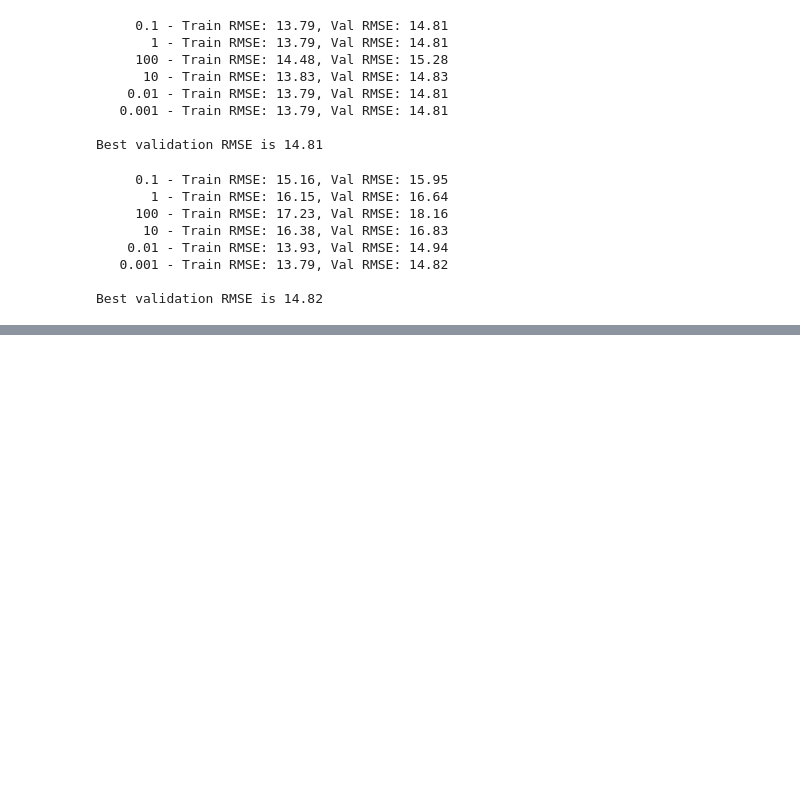
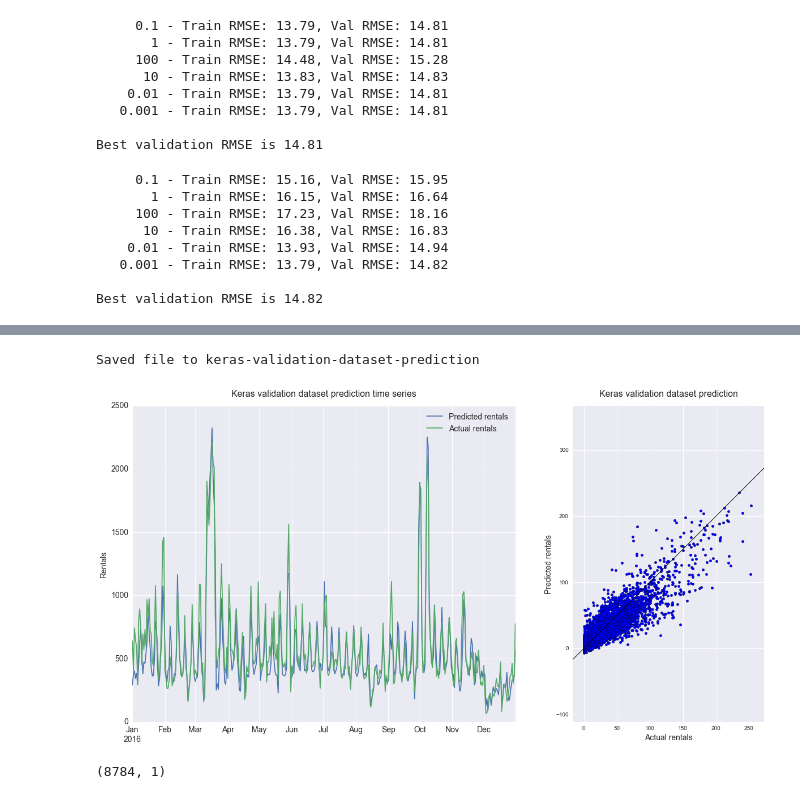
Before and after one commit to timgasser/bcycle-austin, a Jupyter notebook: notebooks/bcycle_all_data_models.ipynb, the cells around one changed output, grey strips where cells are left out. Drawn from its saved outputs; the diff is of its cells as text; code cells hidden in the pictures; blank space fills up the shorter version.

Commit message:
Updated model evaluation

```diff
--- a/notebooks/bcycle_all_data_models.ipynb
+++ b/notebooks/bcycle_all_data_models.ipynb
@@ -1085,0 +1166,15 @@ plot_val(reg_result_val_df, 'pred', 'true', title='Time and Weather Feature Regr
+# %%
+y_val_pred = model.predict(X_val_std).squeeze()
+# val_rmse = np.sqrt(mean_squared_error(y_val, y_val_pred))
+
+result_train_df, result_val_df = df_from_results(train_df.index, y_train, y_train_pred,
+                                                         val_df.index, y_val, y_val_pred)
+
+plot_all_results(result_val_df, 'true', 'pred', 'Keras validation dataset prediction')
+# %% [output]
+Saved file to keras-validation-dataset-prediction
+[figure, added]
+# %%
+y_val_pred.shape
+# %% [output]
+(8784, 1)
```
Also changed, not shown: parts of 10 cells of this notebook.
